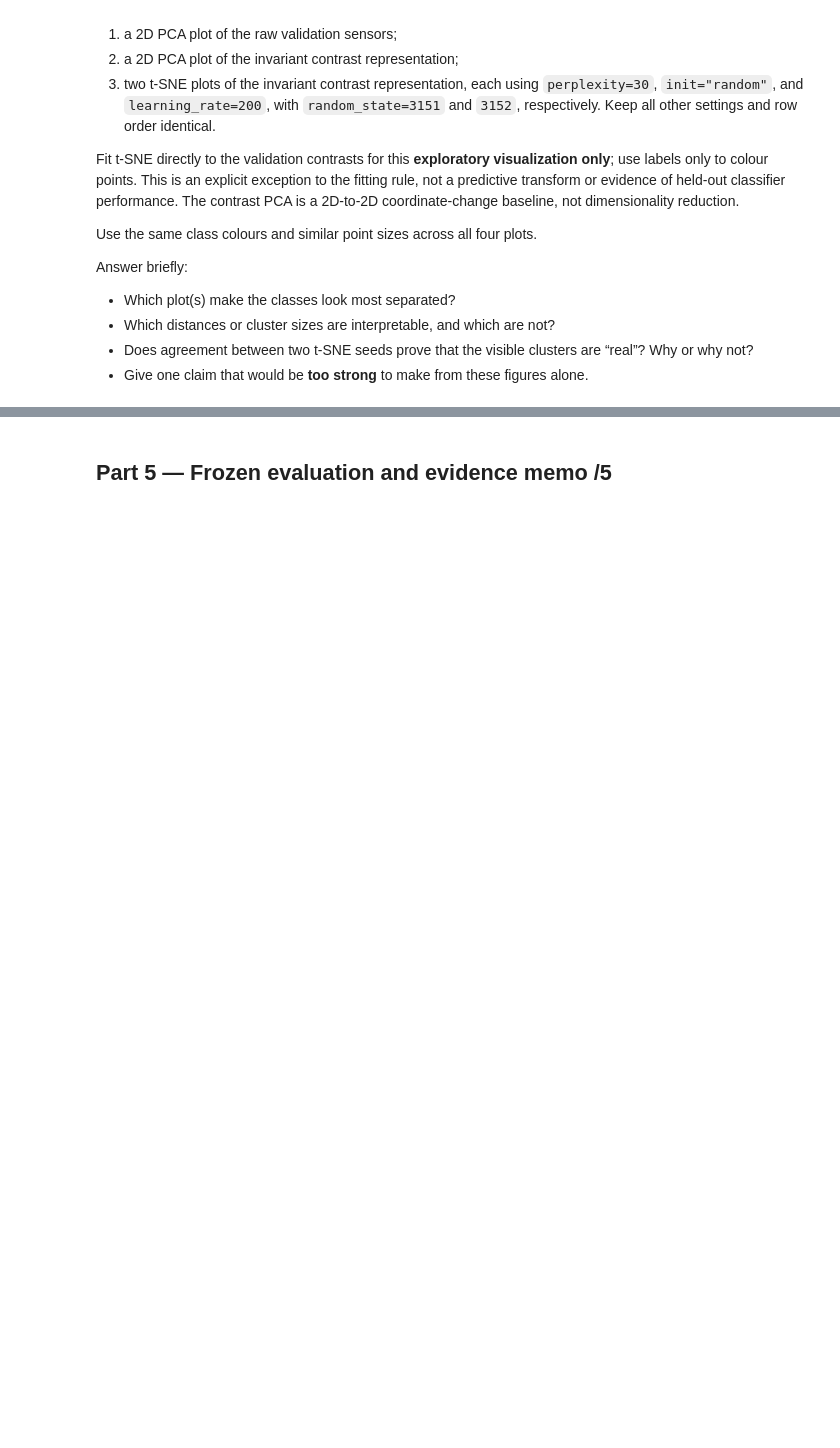
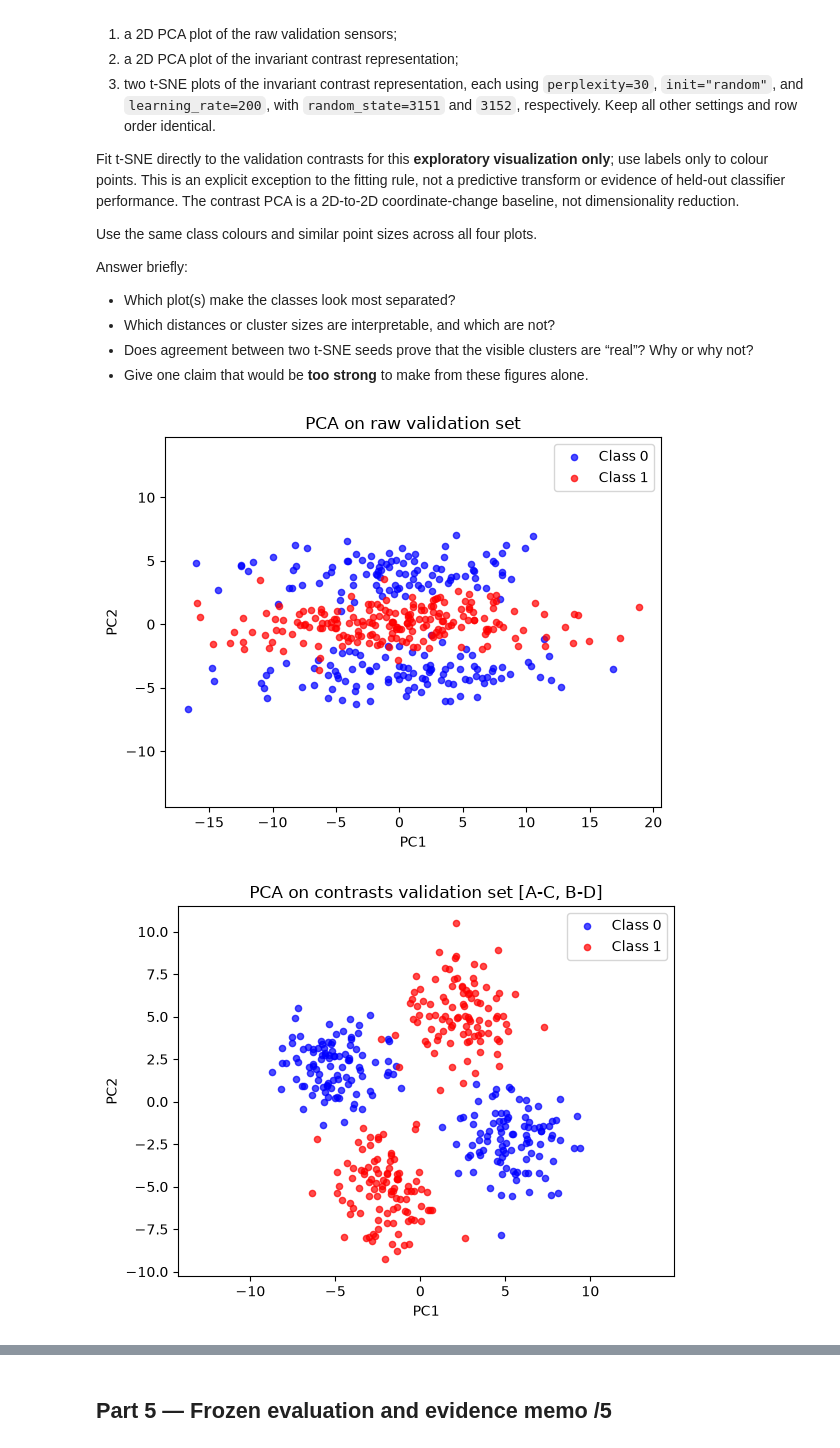
Before and after one commit to CameronC11/CSCI-A2, a Jupyter notebook: CSCI3151_A2_team_15.ipynb, the cells around one changed output, grey strips where cells are left out. Drawn from its saved outputs; the diff is of its cells as text; code cells hidden in the pictures; blank space fills up the shorter version.

```diff
--- a/CSCI3151_A2_team_15.ipynb
+++ b/CSCI3151_A2_team_15.ipynb
@@ -870,3 +870,77 @@ Answer briefly:
 - Give one claim that would be **too strong** to make from these figures alone.
 # %%
 # TODO: Part 4.3 visualizations
+
+class_colours = {0: "blue", 1: "red"}
+class_names = {0: "Class 0", 1: "Class 1"}
+
+def plot_by_class_2d(coords, labels, xlabel, ylabel, title, axes_equal=False):
+    """Creates 2D scatter plot, colouring points by class label."""
+    _, ax = plt.subplots()
+    for label in [0, 1]:
+        mask = labels == label
+        ax.scatter(
+            coords[mask, 0],
+            coords[mask, 1],
+            c=class_colours[label],
+            label=class_names[label],
+            s=20,
+            alpha=0.7
+        )
+    ax.set_xlabel(xlabel)
+    ax.set_ylabel(ylabel)
+    ax.set_title(title)
+    ax.legend()
+    if axes_equal:
+        ax.axis("equal")
+    plt.show()
+
+# Fit PCA on raw readings and project validation readings to 2D
+pca_raw = PCA(n_components=2, svd_solver="full", whiten=False)
+pca_raw.fit(X_train)
+X_val_2d = pca_raw.transform(X_val)
+plot_by_class_2d(
+    X_val_2d,
+    y_val,
+    xlabel="PC1",
+    ylabel="PC2",
+    title="PCA on raw validation set",
+    axes_equal=True
+)
+
+# Fit PCA on contrasts and project validation contrasts to 2D
+Z_train = contrast_features(X_train)
+Z_val = contrast_features(X_val)
+pca_contrast = PCA(n_components=2, svd_solver="full", whiten=False)
+pca_contrast.fit(Z_train)
+Z_val_2d = pca_contrast.transform(Z_val)
+
+plot_by_class_2d(
+    Z_val_2d,
+    y_val,
+    xlabel="PC1",
+    ylabel="PC2",
+    title="PCA on contrasts validation set [A-C, B-D]",
+    axes_equal=True
+)
+
+# Fit t-SNE on validation contrasts for visualization
+for seed in [3151, 3152]:
+    tsne = TSNE(
+        n_components=2,
+        perplexity=30,
+        init="random",
+        learning_rate=200,
+        random_state=seed
+    )
+    Z_val_tnse = tsne.fit_transform(Z_val)
+    plot_by_class_2d(
+        Z_val_tnse,
+        y_val,
+        xlabel="t-SNE 1",
+        ylabel="t-SNE 2",
+        title=f"t-SNE on contrasts validation set [A-C, B-D], random_state={seed}",
+    )
+# %% [output]
+[figure, added]
+[figure, added]
```
Also changed, not shown: parts of 12 cells of this notebook.
